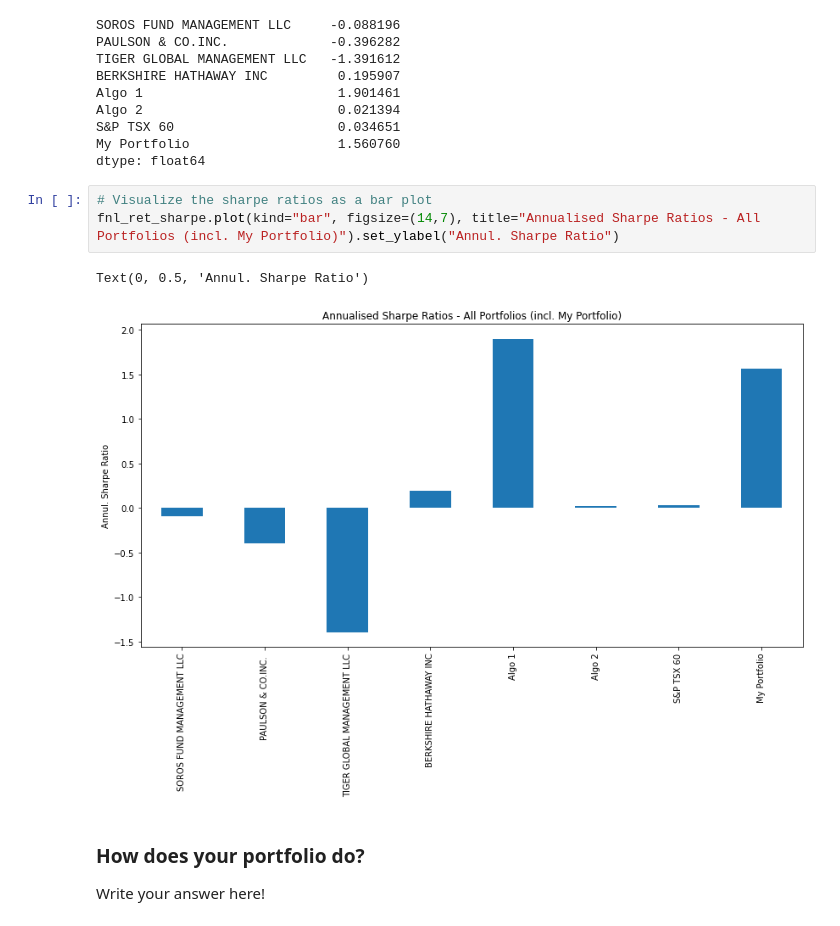
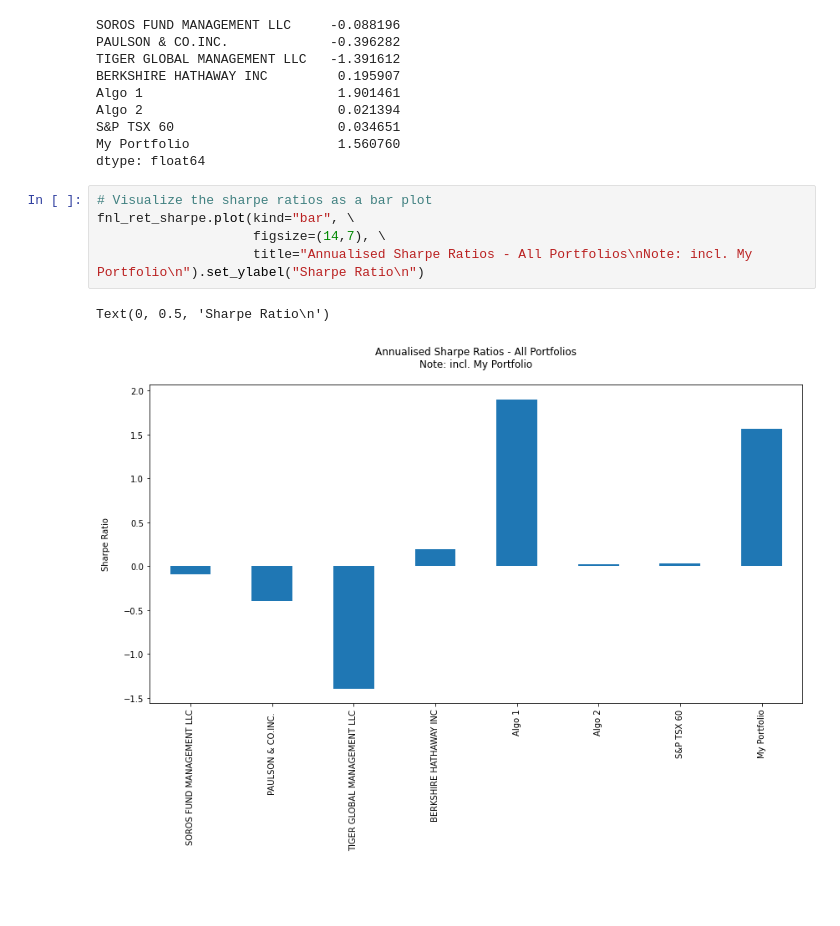
Before and after one commit to aylwarda/fintech-pandas-analysis, a Jupyter notebook: whale_analysis.ipynb, the cells around one changed output. Drawn from its saved outputs; the diff is of its cells as text; blank space fills up the shorter version.

```diff
--- a/whale_analysis.ipynb
+++ b/whale_analysis.ipynb
@@ -866,11 +903,9 @@ My Portfolio                   1.560760
 dtype: float64
 # %%
 # Visualize the sharpe ratios as a bar plot
-fnl_ret_sharpe.plot(kind="bar", figsize=(14,7), title="Annualised Sharpe Ratios - All Portfolios (incl. My Portfolio)").set_ylabel("Annul. Sharpe Ratio")
+fnl_ret_sharpe.plot(kind="bar", \
+                    figsize=(14,7), \
+                    title="Annualised Sharpe Ratios - All Portfolios\nNote: incl. My Portfolio\n").set_ylabel("Sharpe Ratio\n")
 # %% [output]
-Text(0, 0.5, 'Annul. Sharpe Ratio')
+Text(0, 0.5, 'Sharpe Ratio\n')
-[figure, old version]
+[figure, new version]
-# %% [markdown]
-### How does your portfolio do?
-
-Write your answer here!
```
Also changed, not shown: parts of 33 cells of this notebook, 1 other file.
